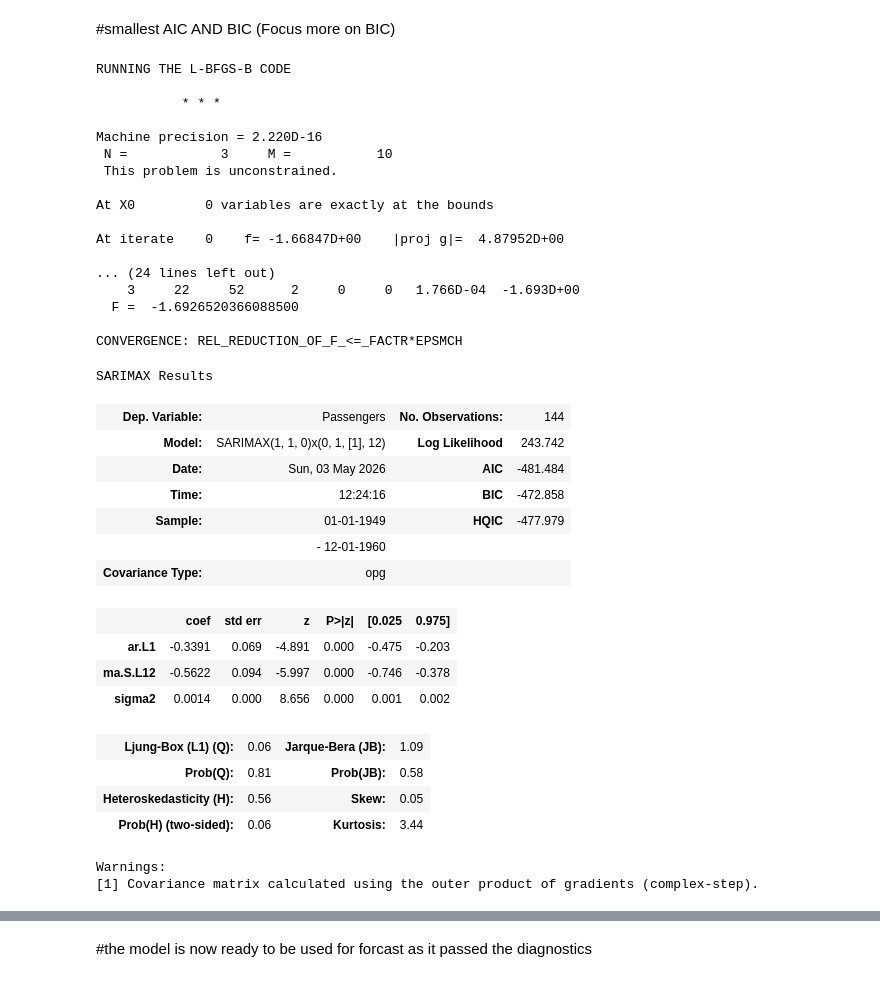
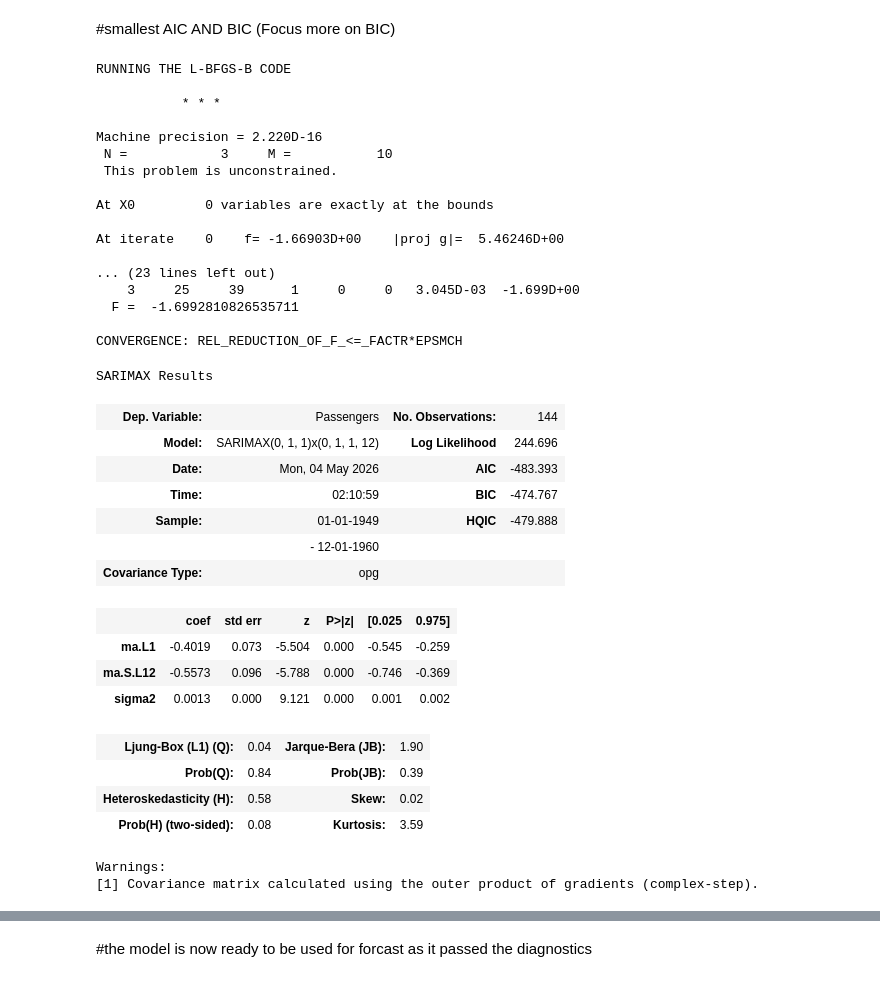
Before and after one commit to MrX1710/SimpleScripts, a Jupyter notebook: Python/TS/TS_Forcast.ipynb, the cells around one changed output, grey strips where cells are left out. Cells and saved outputs as stored; diff of their text form; code cells hidden in the pictures.

```diff
--- a/Python/TS/TS_Forcast.ipynb
+++ b/Python/TS/TS_Forcast.ipynb
@@ -456,44 +473,44 @@ At iterate   30    f= -1.69799D+00    |proj g|=  6.27086D-02
 # %% [markdown]
 #smallest AIC AND BIC (Focus more on BIC)
 # %%
-new_model = SARIMAX(TS_1_log, order=(1,1,0), seasonal_order=(0,1,1,12))
+new_model = SARIMAX(TS_1_log, order=(0,1,1), seasonal_order=(0,1,1,12))
 result_NewModel = new_model.fit()
 
 result_NewModel.summary()
 # %% [output]
 RUNNING THE L-BFGS-B CODE
 
            * * *
 
 Machine precision = 2.220D-16
  N =            3     M =           10
  This problem is unconstrained.
 
 At X0         0 variables are exactly at the bounds
 
-At iterate    0    f= -1.66847D+00    |proj g|=  4.87952D+00
+At iterate    0    f= -1.66903D+00    |proj g|=  5.46246D+00
 
-... (24 lines left out)
-    3     22     52      2     0     0   1.766D-04  -1.693D+00
-  F =  -1.6926520366088500
+... (23 lines left out)
+    3     25     39      1     0     0   3.045D-03  -1.699D+00
+  F =  -1.6992810826535711
 
 CONVERGENCE: REL_REDUCTION_OF_F_<=_FACTR*EPSMCH
 SARIMAX Results
 | Dep. Variable: | Passengers | No. Observations: | 144 |
-| Model: | SARIMAX(1, 1, 0)x(0, 1, [1], 12) | Log Likelihood | 243.742 |
-| Date: | Sun, 03 May 2026 | AIC | -481.484 |
-| Time: | 12:24:16 | BIC | -472.858 |
-| Sample: | 01-01-1949 | HQIC | -477.979 |
+| Model: | SARIMAX(0, 1, 1)x(0, 1, 1, 12) | Log Likelihood | 244.696 |
+| Date: | Mon, 04 May 2026 | AIC | -483.393 |
+| Time: | 02:10:59 | BIC | -474.767 |
+| Sample: | 01-01-1949 | HQIC | -479.888 |
 |  | - 12-01-1960 |  |  |
 | Covariance Type: | opg |  |  |
 |  | coef | std err | z | P>|z| | [0.025 | 0.975] |
-| ar.L1 | -0.3391 | 0.069 | -4.891 | 0.000 | -0.475 | -0.203 |
-| ma.S.L12 | -0.5622 | 0.094 | -5.997 | 0.000 | -0.746 | -0.378 |
-| sigma2 | 0.0014 | 0.000 | 8.656 | 0.000 | 0.001 | 0.002 |
+| ma.L1 | -0.4019 | 0.073 | -5.504 | 0.000 | -0.545 | -0.259 |
+| ma.S.L12 | -0.5573 | 0.096 | -5.788 | 0.000 | -0.746 | -0.369 |
+| sigma2 | 0.0013 | 0.000 | 9.121 | 0.000 | 0.001 | 0.002 |
-| Ljung-Box (L1) (Q): | 0.06 | Jarque-Bera (JB): | 1.09 |
-| Prob(Q): | 0.81 | Prob(JB): | 0.58 |
-| Heteroskedasticity (H): | 0.56 | Skew: | 0.05 |
-| Prob(H) (two-sided): | 0.06 | Kurtosis: | 3.44 |
+| Ljung-Box (L1) (Q): | 0.04 | Jarque-Bera (JB): | 1.90 |
+| Prob(Q): | 0.84 | Prob(JB): | 0.39 |
+| Heteroskedasticity (H): | 0.58 | Skew: | 0.02 |
+| Prob(H) (two-sided): | 0.08 | Kurtosis: | 3.59 |
 Warnings:
 [1] Covariance matrix calculated using the outer product of gradients (complex-step).
 # %%
```
Also changed, not shown: parts of 6 cells of this notebook.
